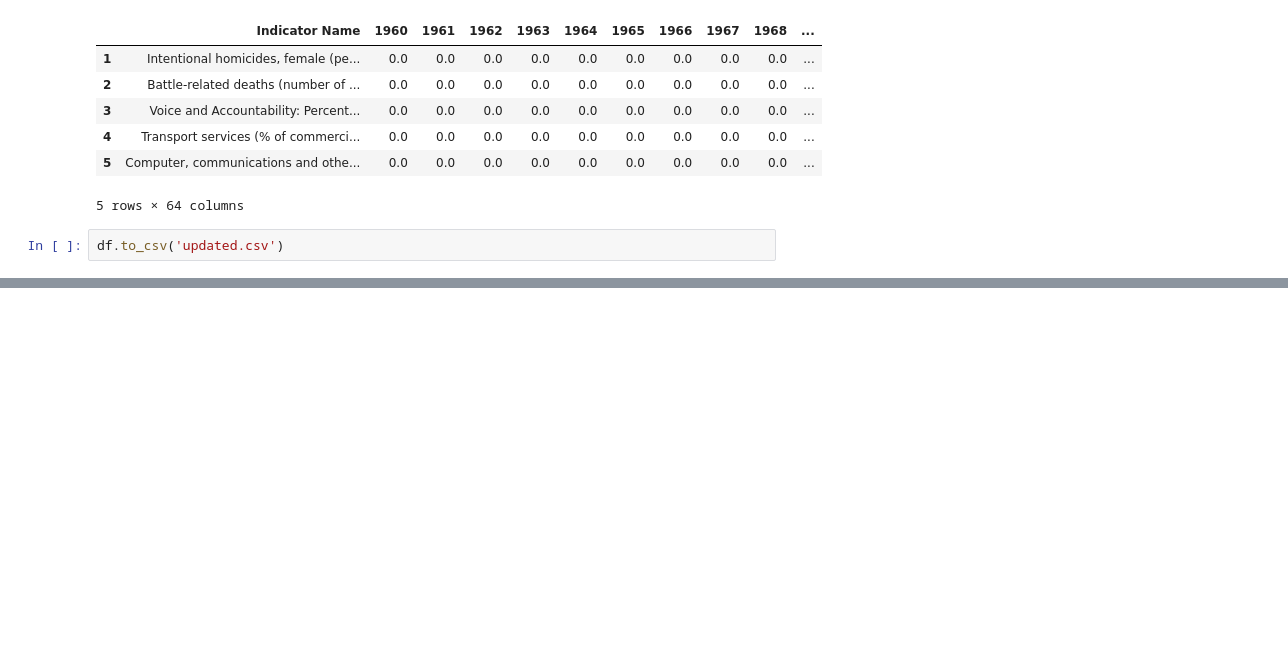
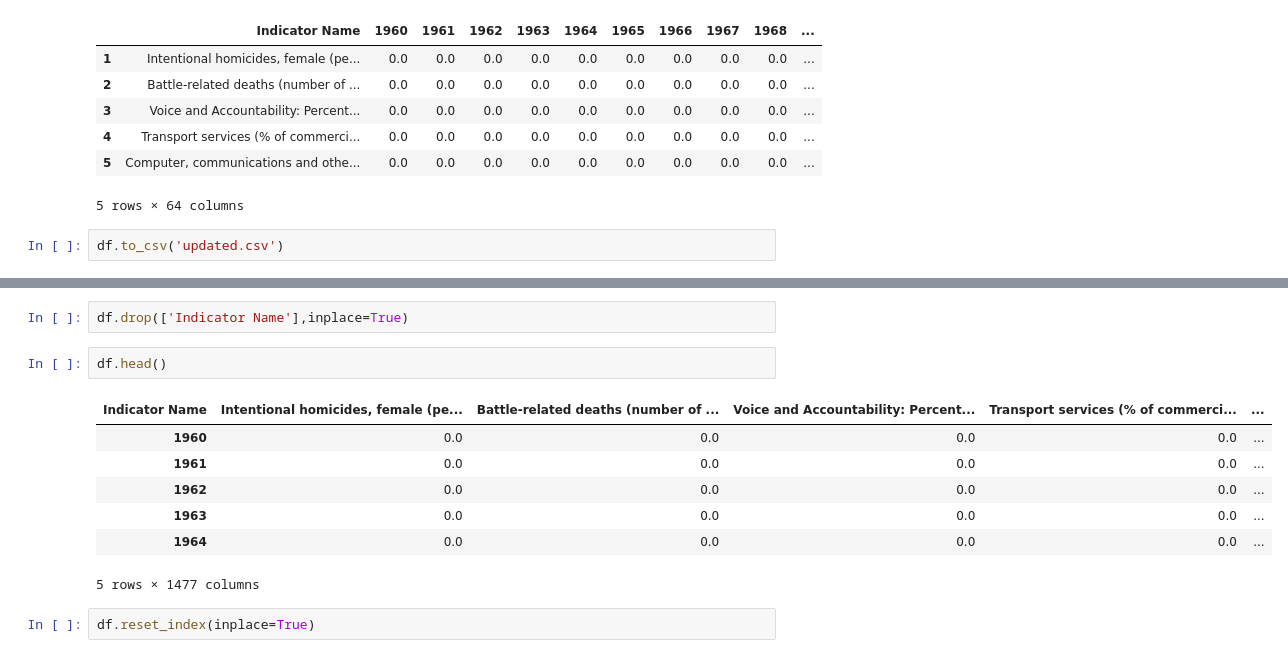
Before and after one commit to Csengupta1101/India_Analysis, a Jupyter notebook: analysis.ipynb, the cells around one changed output, grey strips where cells are left out. Cells and saved outputs as stored; diff of their text form; blank space fills up the shorter version.

```diff
--- a/analysis.ipynb
+++ b/analysis.ipynb
@@ -143,0 +166,14 @@ df.to_csv('updated.csv')
+# %%
+df.drop(['Indicator Name'],inplace=True)
+# %%
+df.head()
+# %% [output]
+| Indicator Name | Intentional homicides, female (pe... | Battle-related deaths (number of ... | Voice and Accountability: Percent... | Transport services (% of commerci... | ... |
+| 1960 | 0.0 | 0.0 | 0.0 | 0.0 | ... |
+| 1961 | 0.0 | 0.0 | 0.0 | 0.0 | ... |
+| 1962 | 0.0 | 0.0 | 0.0 | 0.0 | ... |
+| 1963 | 0.0 | 0.0 | 0.0 | 0.0 | ... |
+| 1964 | 0.0 | 0.0 | 0.0 | 0.0 | ... |
+5 rows × 1477 columns
+# %%
+df.reset_index(inplace=True)
```
Also changed, not shown: parts of 13 cells of this notebook, 1 other file.
